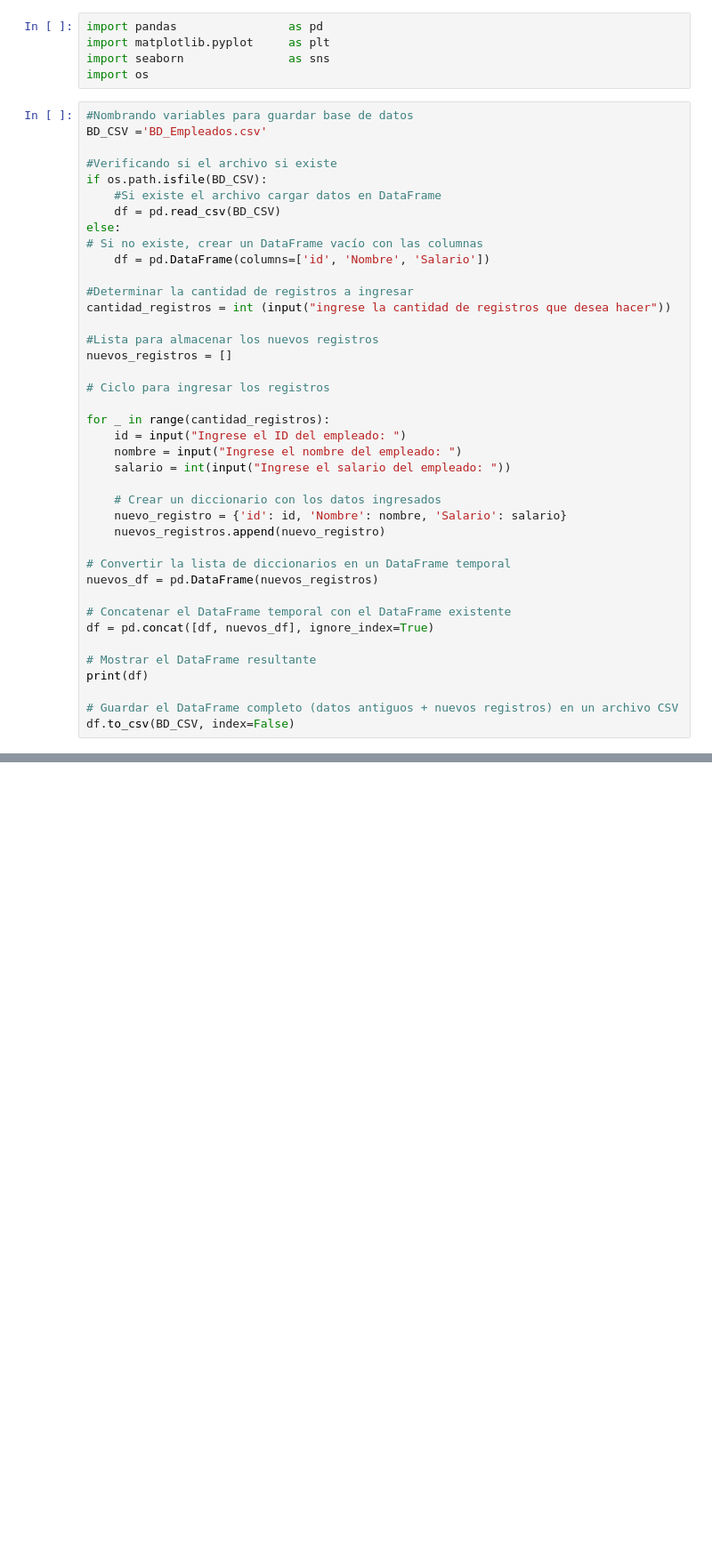
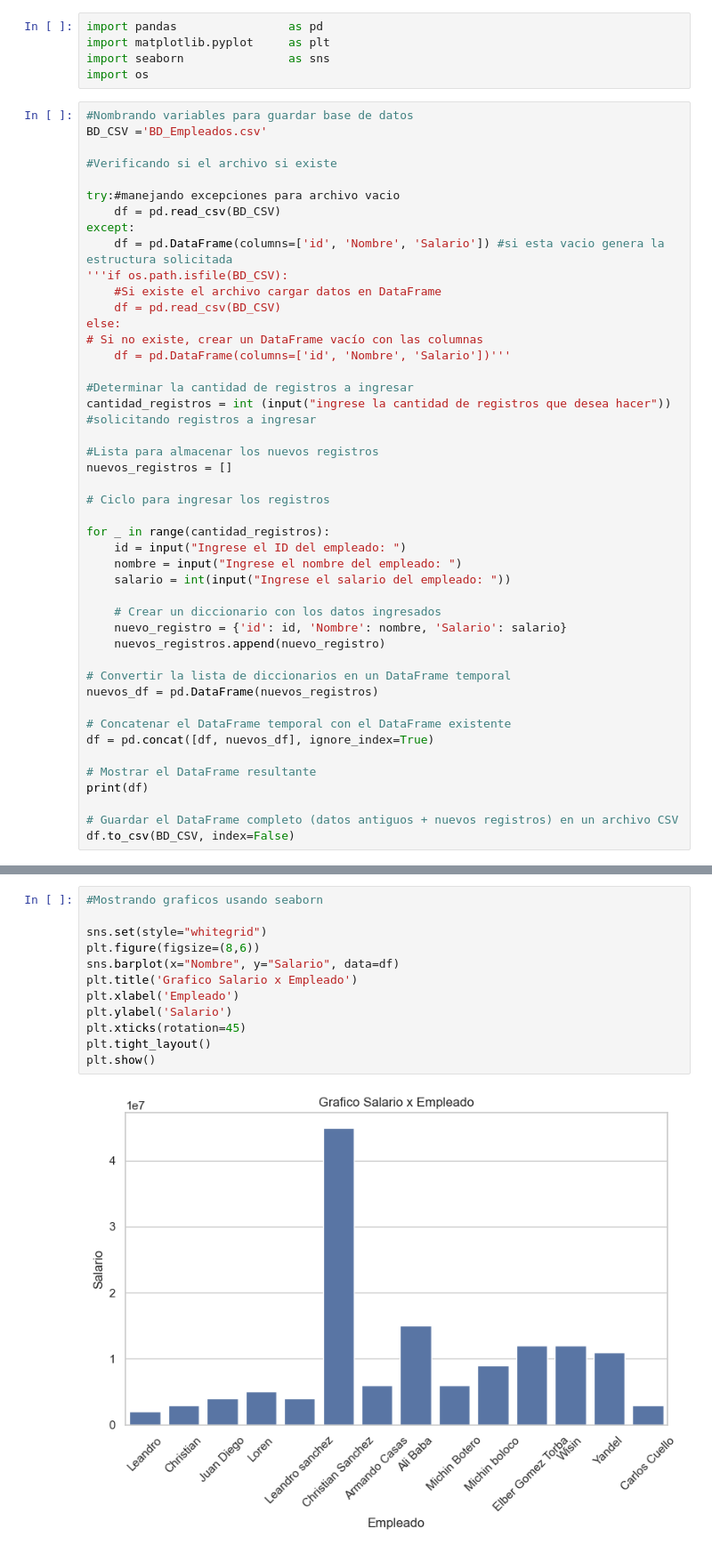
Before and after one commit to landro16/seti_practice, a Jupyter notebook: RetoFinal_5.ipynb, the cells around one changed output, grey strips where cells are left out. Shown at 89% size. Saved outputs shown, nothing was run; the diff lists cells and outputs as text; blank space fills up the shorter version.

```diff
--- a/RetoFinal_5.ipynb
+++ b/RetoFinal_5.ipynb
@@ -8,15 +8,20 @@ import os
 BD_CSV ='BD_Empleados.csv'
 
 #Verificando si el archivo si existe
-if os.path.isfile(BD_CSV):
+
+try:#manejando excepciones para archivo vacio
+    df = pd.read_csv(BD_CSV)
+except:
+    df = pd.DataFrame(columns=['id', 'Nombre', 'Salario']) #si esta vacio genera la estructura solicitada
+'''if os.path.isfile(BD_CSV):
     #Si existe el archivo cargar datos en DataFrame
     df = pd.read_csv(BD_CSV)
 else:
 # Si no existe, crear un DataFrame vacío con las columnas
-    df = pd.DataFrame(columns=['id', 'Nombre', 'Salario'])
+    df = pd.DataFrame(columns=['id', 'Nombre', 'Salario'])'''
 
 #Determinar la cantidad de registros a ingresar
-cantidad_registros = int (input("ingrese la cantidad de registros que desea hacer"))
+cantidad_registros = int (input("ingrese la cantidad de registros que desea hacer")) #solicitando registros a ingresar
 
 #Lista para almacenar los nuevos registros
 nuevos_registros = []
@@ -51,0 +67,14 @@ df.to_csv(BD_CSV, index=False)
+# %%
+#Mostrando graficos usando seaborn
+
+sns.set(style="whitegrid")
+plt.figure(figsize=(8,6))
+sns.barplot(x="Nombre", y="Salario", data=df)
+plt.title('Grafico Salario x Empleado')
+plt.xlabel('Empleado')
+plt.ylabel('Salario')
+plt.xticks(rotation=45)
+plt.tight_layout()
+plt.show()
+# %% [output]
+[figure, added]
```
Also changed, not shown: parts of 2 cells of this notebook, 1 other file.
